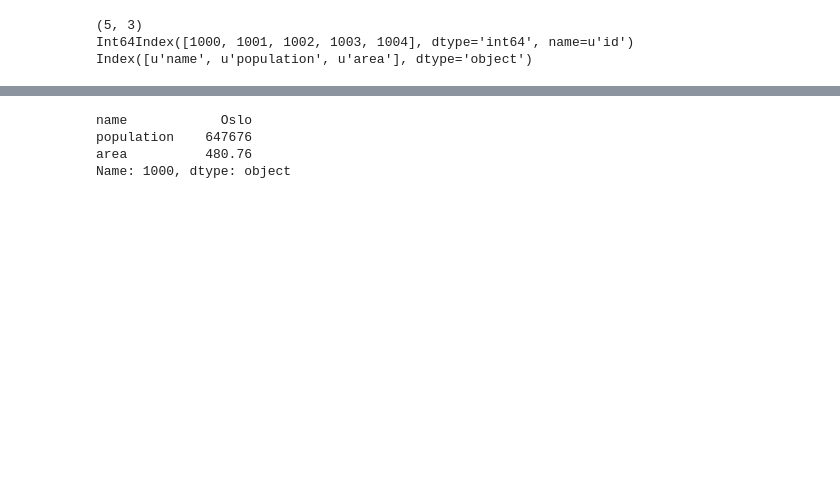
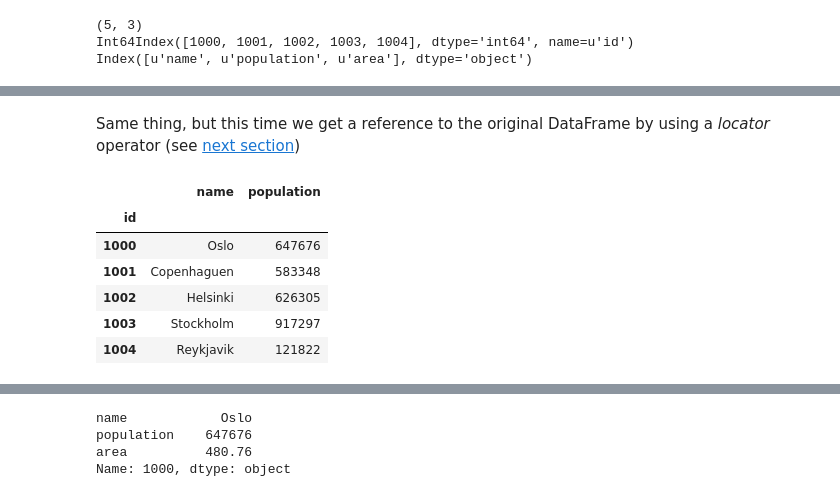
Before and after one commit to paulovn/ml-vm-notebook, a Jupyter notebook: vmfiles/IPNB/Examples/c Pandas/01 Pandas dataframe.ipynb, the cells around one changed output, grey strips where cells are left out. Drawn from its saved outputs; the diff is of its cells as text; code cells hidden in the pictures; blank space fills up the shorter version.

```diff
--- a/vmfiles/IPNB/Examples/c Pandas/01 Pandas dataframe.ipynb
+++ b/vmfiles/IPNB/Examples/c Pandas/01 Pandas dataframe.ipynb
@@ -100,0 +115,12 @@ Several ways of accessing dataframe contents
+# %% [markdown]
+Same thing, but this time we get a reference to the original DataFrame by using a *locator* operator (see [next section](#3-Accessing-DataFrame-contents))
+# %%
+df.loc[:,['name','population']]
+# %% [output]
+|  | name | population |
+| id |  |  |
+| 1000 | Oslo | 647676 |
+| 1001 | Copenhaguen | 583348 |
+| 1002 | Helsinki | 626305 |
+| 1003 | Stockholm | 917297 |
+| 1004 | Reykjavik | 121822 |
```
Also changed, not shown: parts of 26 cells of this notebook, 1 other file.
